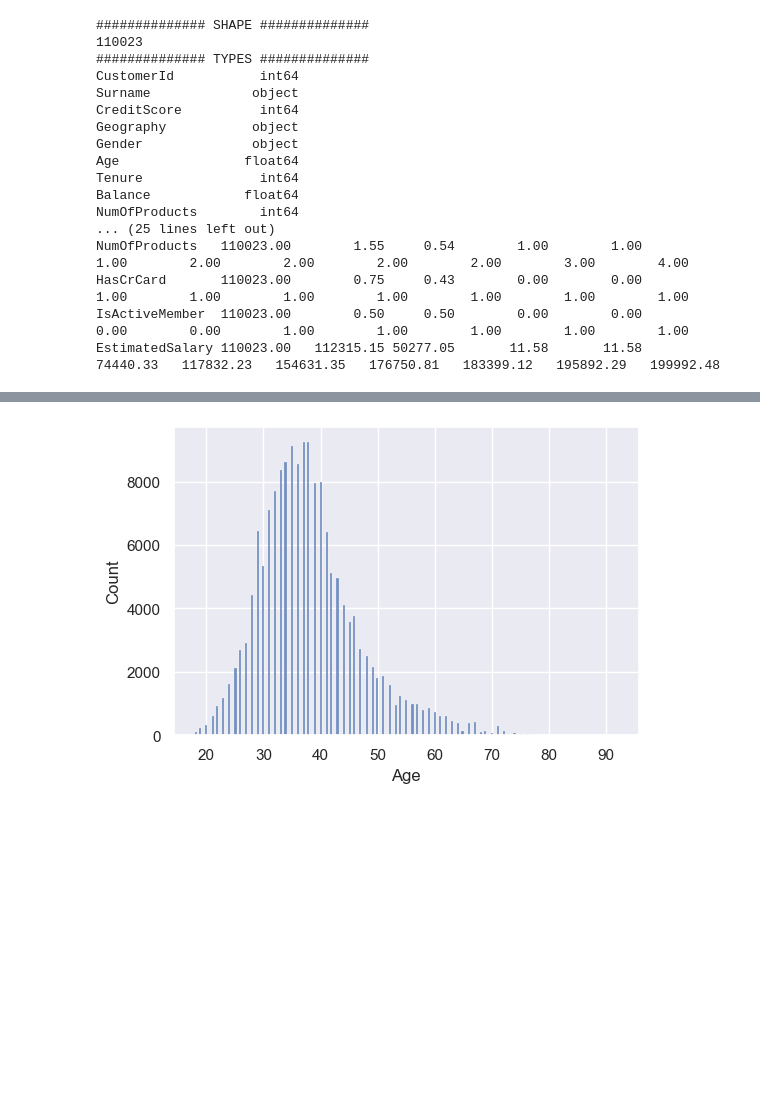
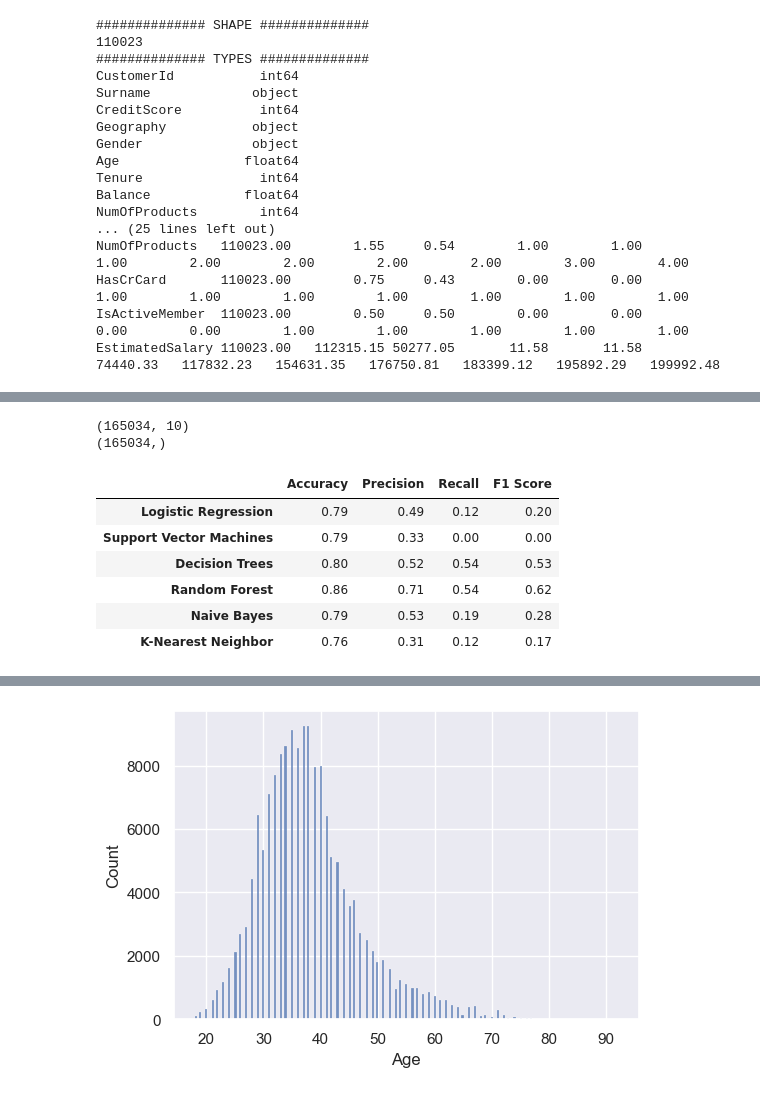
Before and after one commit to betuldemirdag/Ada_Lovelace_Akademi_Bitirme_Projesi, a Jupyter notebook: bank_churn.ipynb, the cells around one changed output, grey strips where cells are left out. Drawn from its saved outputs; the diff is of its cells as text; code cells hidden in the pictures; blank space fills up the shorter version.

Commit message:
models tried

```diff
--- a/bank_churn.ipynb
+++ b/bank_churn.ipynb
@@ -90,0 +125,6 @@ Name: Geography, dtype: int64
+# %%
+print(x.shape)
+print(y.shape)
+# %% [output]
+(165034, 10)
+(165034,)
@@ -90,0 +133,19 @@ Name: Geography, dtype: int64
+# %%
+models = {
+    'Logistic Regression' : LogisticRegression(),
+    'Support Vector Machines' : LinearSVC(),
+    'Decision Trees' : DecisionTreeClassifier(),
+    'Random Forest' : RandomForestClassifier(),
+    'Naive Bayes' : GaussianNB(),
+    'K-Nearest Neighbor' : KNeighborsClassifier()
+}
+# %%
+evaluation(models)
+# %% [output]
+|  | Accuracy | Precision | Recall | F1 Score |
+| Logistic Regression | 0.79 | 0.49 | 0.12 | 0.20 |
+| Support Vector Machines | 0.79 | 0.33 | 0.00 | 0.00 |
+| Decision Trees | 0.80 | 0.52 | 0.54 | 0.53 |
+| Random Forest | 0.86 | 0.71 | 0.54 | 0.62 |
+| Naive Bayes | 0.79 | 0.53 | 0.19 | 0.28 |
+| K-Nearest Neighbor | 0.76 | 0.31 | 0.12 | 0.17 |
```
Also changed, not shown: parts of 46 cells of this notebook, 3 other files.
